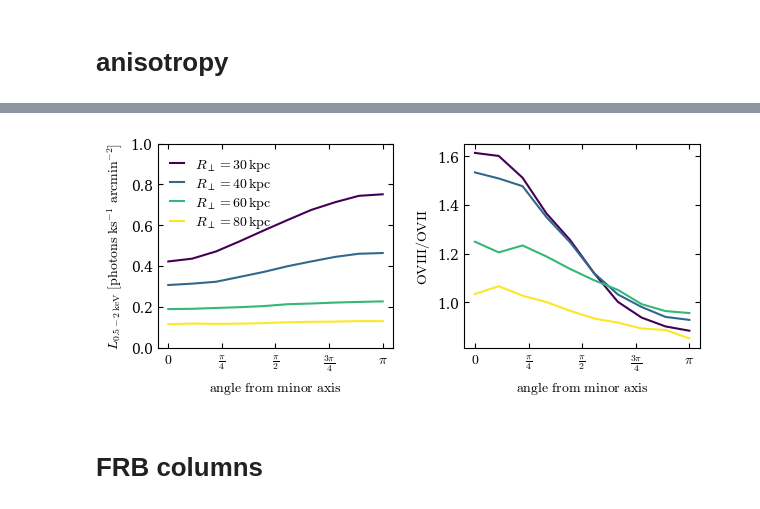
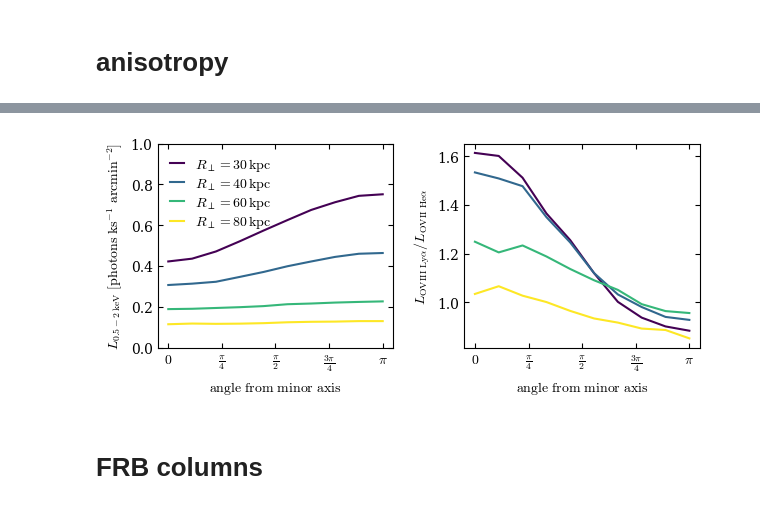
Before and after one commit to JonathanSternAstro/gizmo_analysis, a Jupyter notebook: ipynb/subsonic_solution/observables.ipynb, the cells around one changed output, grey strips where cells are left out. Saved outputs shown, nothing was run; the diff lists cells and outputs as text; code cells hidden in the pictures.

```diff
--- a/ipynb/subsonic_solution/observables.ipynb
+++ b/ipynb/subsonic_solution/observables.ipynb
@@ -348,30 +345,30 @@ ratio = LOVIII_emission/LOVII_emission
 # %%
 fig = pl.figure(figsize=(7,3.))
 pl.subplots_adjust(wspace=0.3,bottom=0.2)
 rs = np.array([30,40,60,80])
 thetas=np.linspace(0,np.pi/2,10)
 for iPanel in range(2):
     ax = pl.subplot(1,2,iPanel+1)
     for ir,r in enumerate(rs):
         c = pl.get_cmap('viridis')(ir/(len(rs)-1))
         iX = np.searchsorted(X,r*np.sin(thetas))
         iY = np.searchsorted(Y,r*np.cos(thetas))
         if iPanel==0:
             pl.plot(thetas, cnts[iY,iX]*3600e3,label=r'$R_\perp=%d\,{\rm kpc}$'%r,c=c)
         if iPanel==1:
             pl.plot(thetas, ratio[iY,iX],label=r'$R_\perp=%d\,{\rm kpc}$'%r,c=c)
     if iPanel==0:
         pl.ylabel(r'$L_{0.5-2\,{\rm keV}}\ [{\rm photons}\ {\rm ks}^{-1}\ {\rm arcmin}^{-2}]$')
         pl.legend(frameon=False,handlelength=1,labelspacing=0.15)
         pl.ylim(0,1)
     if iPanel==1:
-        pl.ylabel(r'${\rm OVIII}/{\rm OVII}$')
+        pl.ylabel(r'$L_{\rm OVIII~Ly\alpha}/L_{\rm OVII~He\alpha}$')
     ax.xaxis.set_major_formatter(ticker.FixedFormatter([r'$0$',r'$\frac{\pi}{4}$',r'$\frac{\pi}{2}$',r'$\frac{3\pi}{4}$',r'$\pi$']))
     ax.xaxis.set_major_locator(ticker.FixedLocator(np.linspace(0,1,5)*np.pi/2))
     pl.xlabel(r'${\rm angle\ from\ minor\ axis}$')
 pl.savefig(figdir+'theta_dependence_observed.pdf')
 # %% [output]
-[figure, old version]
+[figure, new version]
 # %% [markdown]
 # FRB columns
 # %%
```
Also changed, not shown: parts of 17 cells of this notebook, 3 other files.
